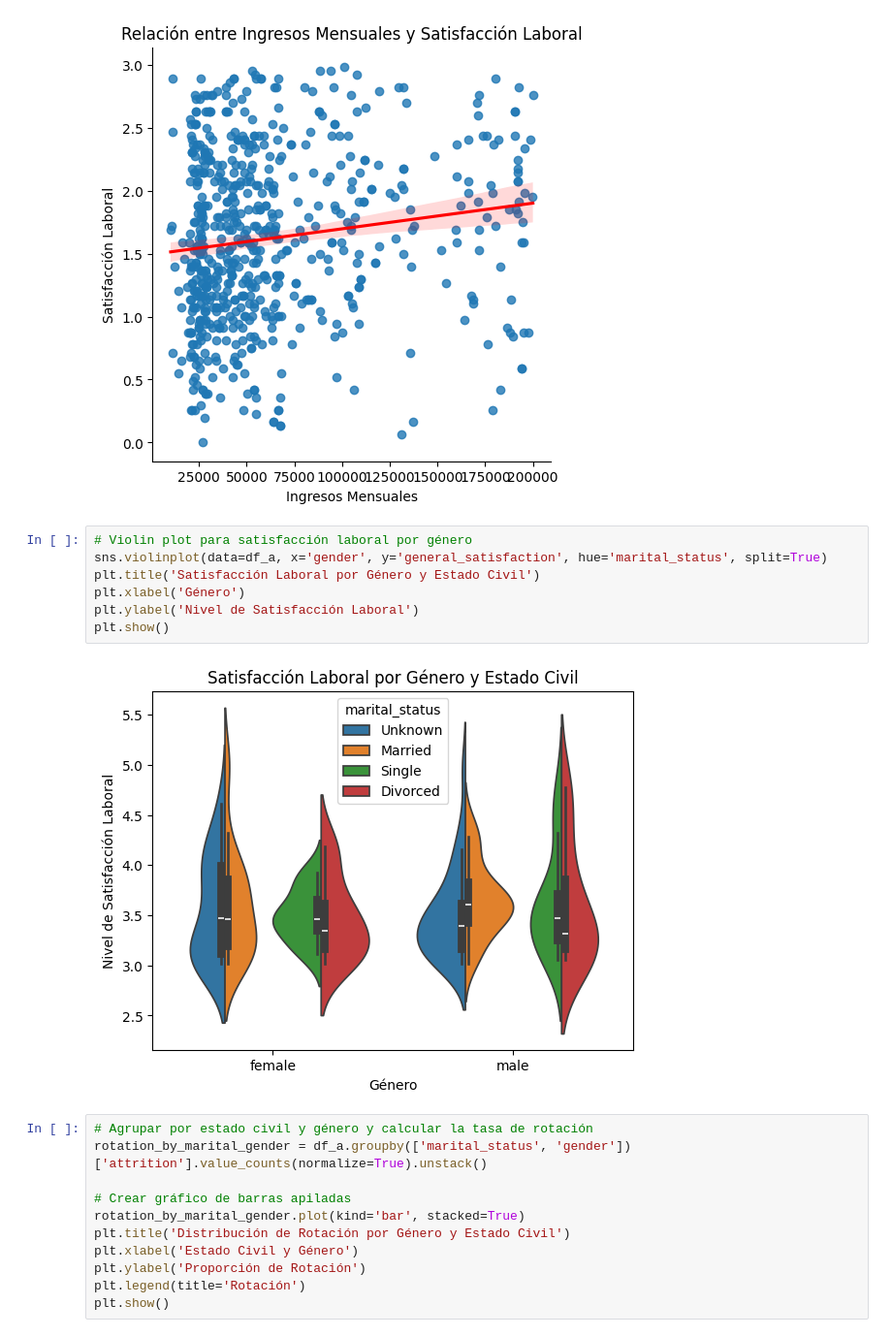
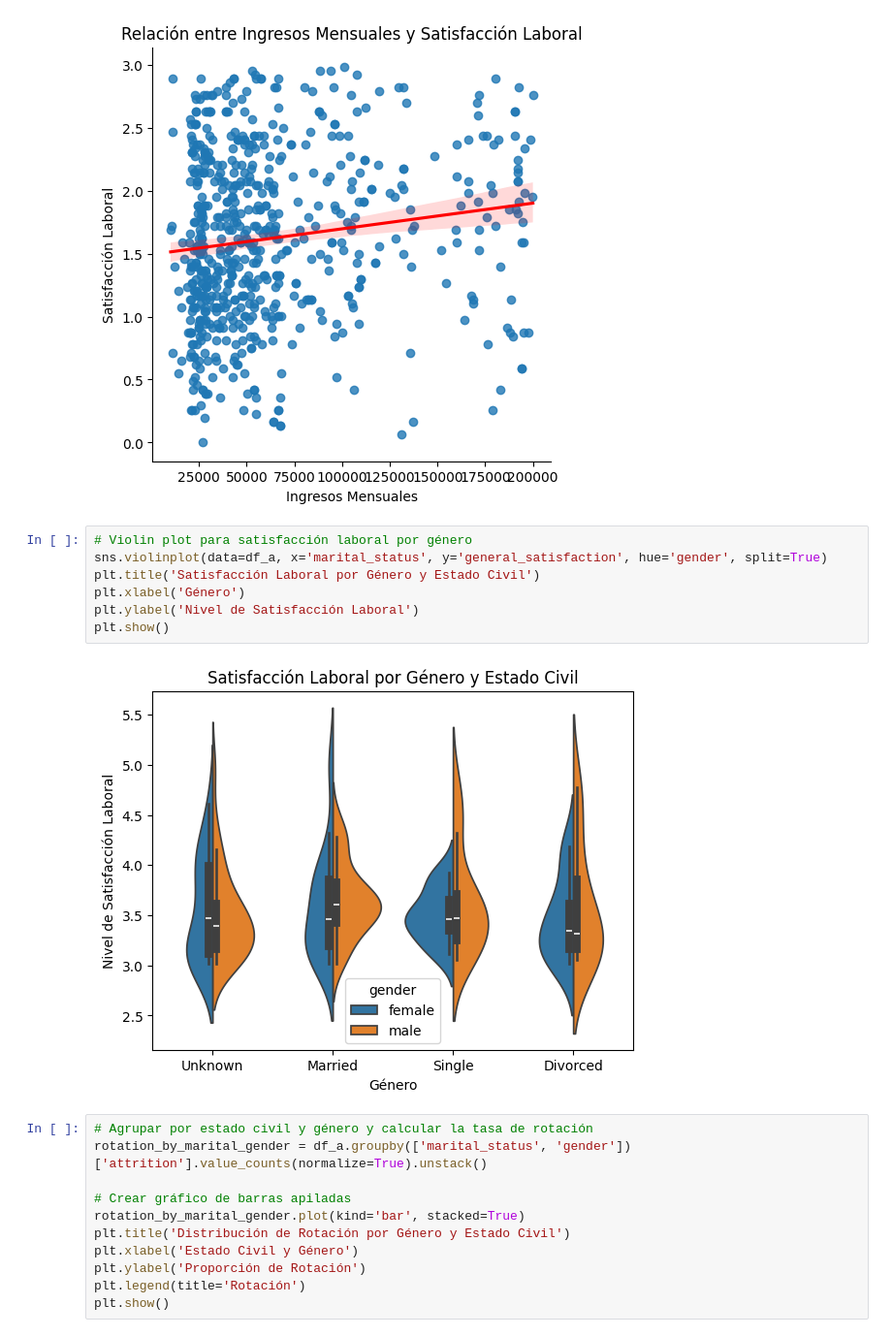
Before and after one commit to nicoleab1/proyecto-da-promo-b-modulo-3-team-2, a Jupyter notebook: visualizaciones abc.ipynb, the cells around one changed output. Shown at 97% size. Saved outputs shown, nothing was run; the diff lists cells and outputs as text.

```diff
--- a/visualizaciones abc.ipynb
+++ b/visualizaciones abc.ipynb
@@ -374,13 +461,13 @@ plt.show()
 [figure]
 # %%
 # Violin plot para satisfacción laboral por género
-sns.violinplot(data=df_a, x='gender', y='general_satisfaction', hue='marital_status', split=True)
+sns.violinplot(data=df_a, x='marital_status', y='general_satisfaction', hue='gender', split=True)
 plt.title('Satisfacción Laboral por Género y Estado Civil')
 plt.xlabel('Género')
 plt.ylabel('Nivel de Satisfacción Laboral')
 plt.show()
 # %% [output]
-[figure, old version]
+[figure, new version]
 # %%
 # Agrupar por estado civil y género y calcular la tasa de rotación
 rotation_by_marital_gender = df_a.groupby(['marital_status', 'gender'])['attrition'].value_counts(normalize=True).unstack()
```
Also changed, not shown: parts of 30 cells of this notebook, 2 other files.
